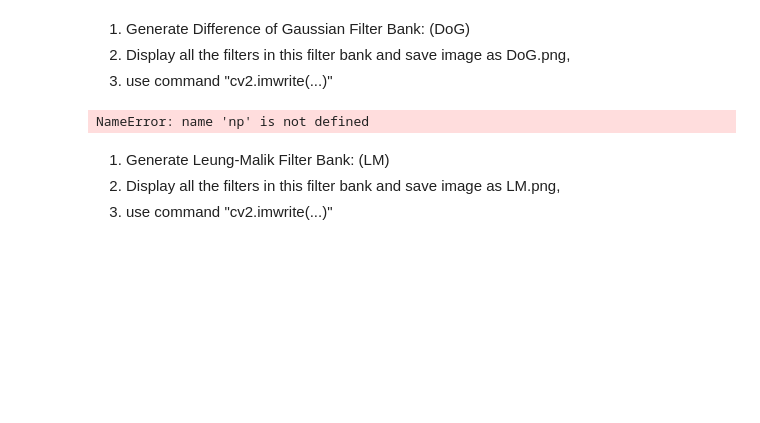
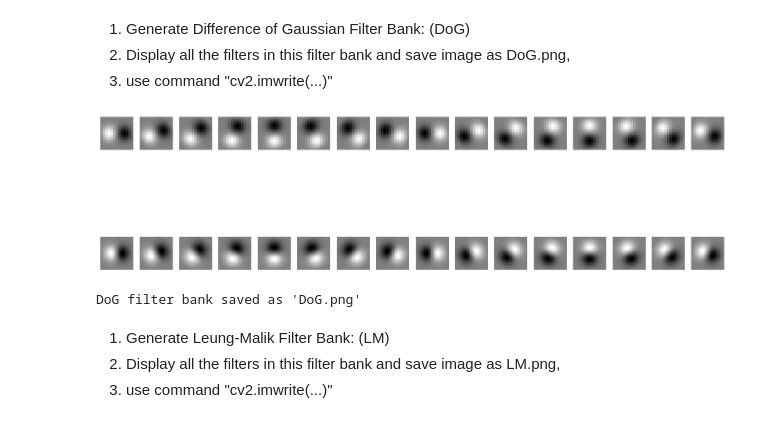
Before and after one commit to Sonica-B/Computer-Vision-CS-549, a Jupyter notebook: HW0/ssboyane_hw0/HW0Phase1AndPhase2Notebook.ipynb, the cells around one changed output. Saved outputs shown, nothing was run; the diff lists cells and outputs as text; code cells hidden in the pictures; blank space fills up the shorter version.

Commit message:
Completed Gabor filter banks. Added first version of Half-disk mask bank

```diff
--- a/HW0/ssboyane_hw0/HW0Phase1AndPhase2Notebook.ipynb
+++ b/HW0/ssboyane_hw0/HW0Phase1AndPhase2Notebook.ipynb
@@ -189,11 +73,21 @@ class DoGFilter:
 ####  TEST1
 
 # Function to create Gaussian kernel
-def gaussian_kernel(size, sigma):
+def gaussian_kernel(size, sigma_x,sigma_y=None):
+    # ax = np.linspace(-(size // 2), size // 2, size)
+    # x, y = np.meshgrid(ax, ax)
+    # kernel = np.exp(-(x**2 + y**2) / (2 * sigma**2))
+    # return kernel / kernel.sum()
+    if sigma_y is None:
+      sigma_y = sigma_x
+
     ax = np.linspace(-(size // 2), size // 2, size)
     x, y = np.meshgrid(ax, ax)
-    kernel = np.exp(-(x**2 + y**2) / (2 * sigma**2))
-    return kernel / kernel.sum()
+
+    # Calculate 2D Gaussian with possibly different x and y spreads
+    gaussian = np.exp(-(x**2 / (2*sigma_x**2) + y**2 / (2*sigma_y**2)))
+
+    return gaussian / gaussian.sum()
 
 # Function to create Sobel operators
 def sobel_filters():
@@ -236,36 +130,37 @@ def generate_dog_filter_bank(scales, orientations):
             rotated_y = rotate_filter(dog_y, angle)
             filters.append(rotated_x + rotated_y)  # Combine x and y derivatives
 
     return filters
 
 # Parameters
 scales = [2, 4]  # Two scales
 orientations = 16  # 16 orientations
 
 # Generate filter bank
 dog_filter_bank = generate_dog_filter_bank(scales, orientations)
 
 # Display the filter bank
 rows = len(scales)
 cols = orientations
 fig, axes = plt.subplots(rows, cols, figsize=(15, 8))
 for i, ax in enumerate(axes.flat):
     ax.imshow(dog_filter_bank[i], cmap='gray')
     ax.axis('off')
 plt.tight_layout()
 plt.show()
 
 # Save the filter bank as an image
 dog_image = np.zeros((rows * 31, cols * 31))  # Assuming filter size is 31x31
 for i in range(rows):
     for j in range(cols):
         filter_resized = cv2.resize(dog_filter_bank[i * cols + j], (31, 31))
         dog_image[i * 31:(i + 1) * 31, j * 31:(j + 1) * 31] = filter_resized
 
-cv2.imwrite("DoG_Filter_Bank.png", (dog_image * 255).astype(np.uint8))
-print("DoG filter bank saved as 'DoG_Filter_Bank.png'")
+cv2.imwrite("DoG.png", (dog_image * 255).astype(np.uint8))
+print("DoG filter bank saved as 'DoG.png'")
 # %% [output]
+[figure, added]
-NameError: name 'np' is not defined
+DoG filter bank saved as 'DoG.png'
 # %% [markdown]
 
 1. Generate Leung-Malik Filter Bank: (LM)
```
Also changed, not shown: parts of 10 cells of this notebook.
